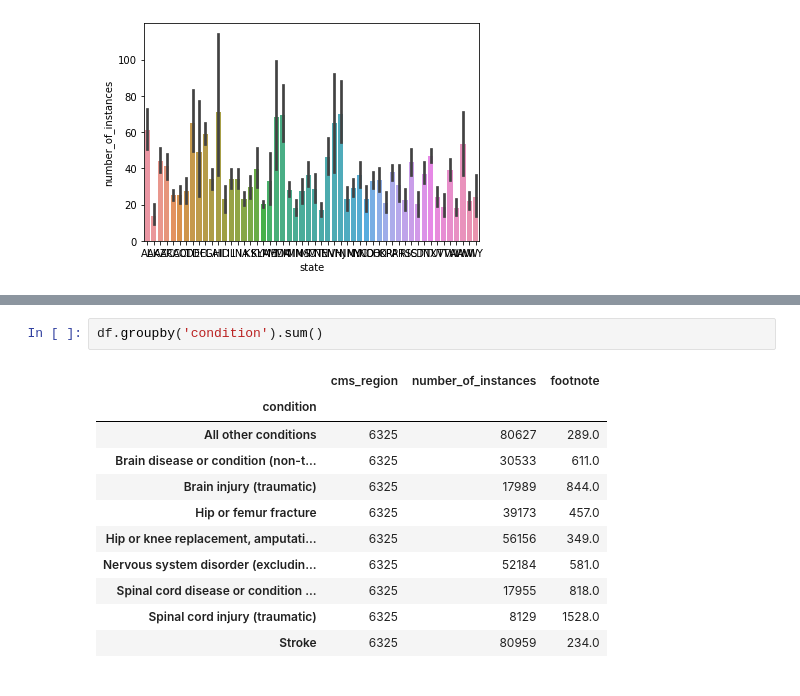
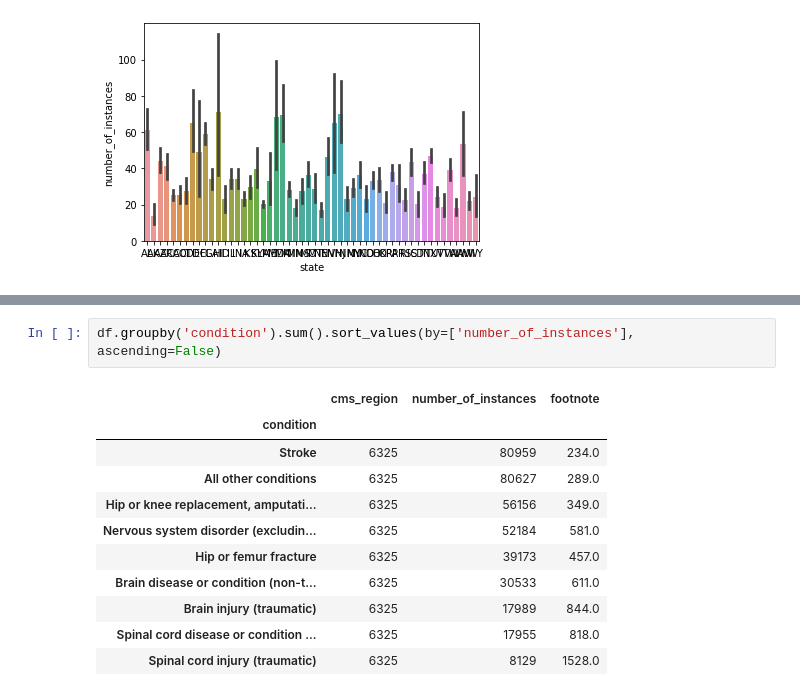
Before and after one commit to AJMartinezLlanes/medicare-inpatient-rehab-conditions, a Jupyter notebook: explore.ipynb, the cells around one changed output, grey strips where cells are left out. Drawn from its saved outputs; the diff is of its cells as text.

```diff
--- a/explore.ipynb
+++ b/explore.ipynb
@@ -66,14 +77,14 @@ plt.xticks(rotation=45)
 # %%
-df.groupby('condition').sum()
+df.groupby('condition').sum().sort_values(by=['number_of_instances'], ascending=False)
 # %% [output]
 |  | cms_region | number_of_instances | footnote |
 | condition |  |  |  |
+| Stroke | 6325 | 80959 | 234.0 |
 | All other conditions | 6325 | 80627 | 289.0 |
+| Hip or knee replacement, amputati... | 6325 | 56156 | 349.0 |
+| Nervous system disorder (excludin... | 6325 | 52184 | 581.0 |
+| Hip or femur fracture | 6325 | 39173 | 457.0 |
 | Brain disease or condition (non-t... | 6325 | 30533 | 611.0 |
 | Brain injury (traumatic) | 6325 | 17989 | 844.0 |
-| Hip or femur fracture | 6325 | 39173 | 457.0 |
-| Hip or knee replacement, amputati... | 6325 | 56156 | 349.0 |
-| Nervous system disorder (excludin... | 6325 | 52184 | 581.0 |
 | Spinal cord disease or condition ... | 6325 | 17955 | 818.0 |
 | Spinal cord injury (traumatic) | 6325 | 8129 | 1528.0 |
-| Stroke | 6325 | 80959 | 234.0 |
```
Also changed, not shown: parts of 6 cells of this notebook, 5 other files.
